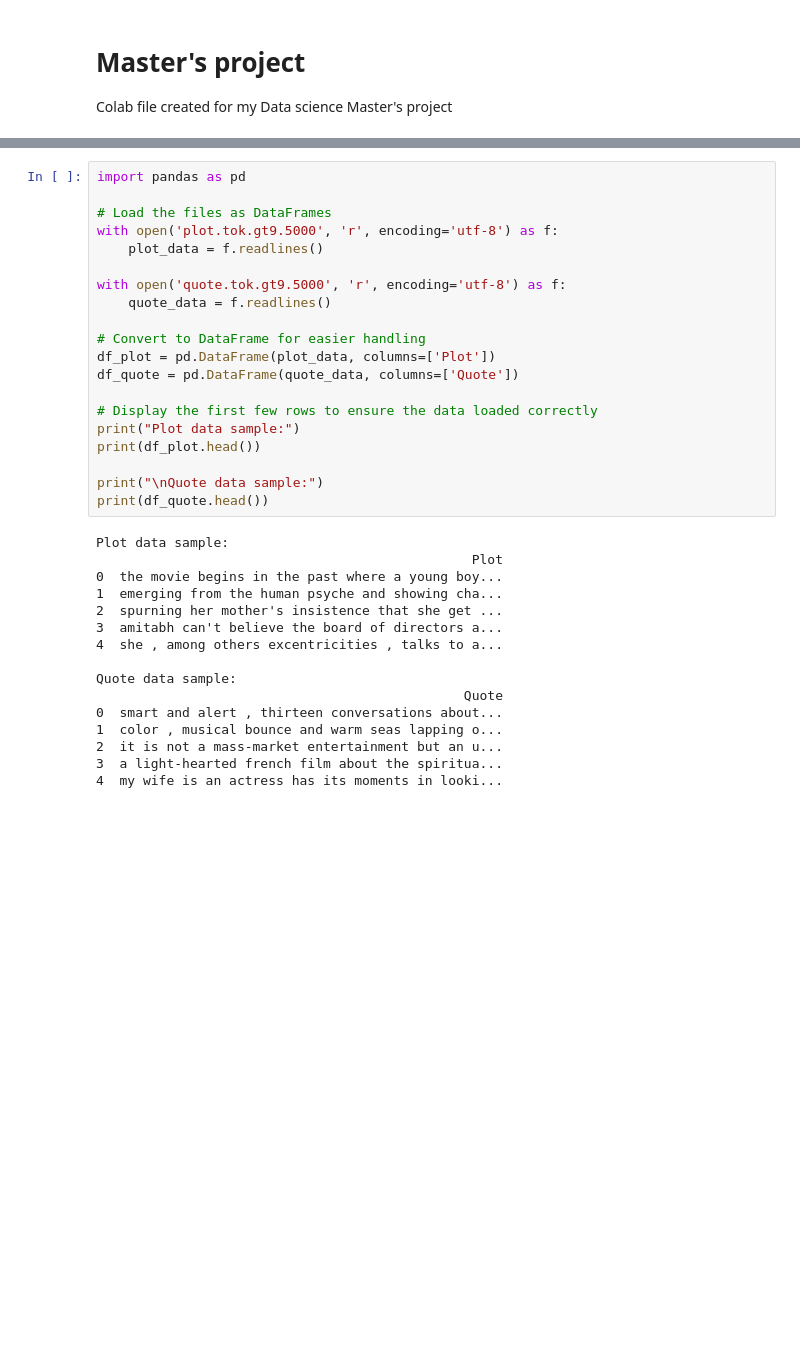
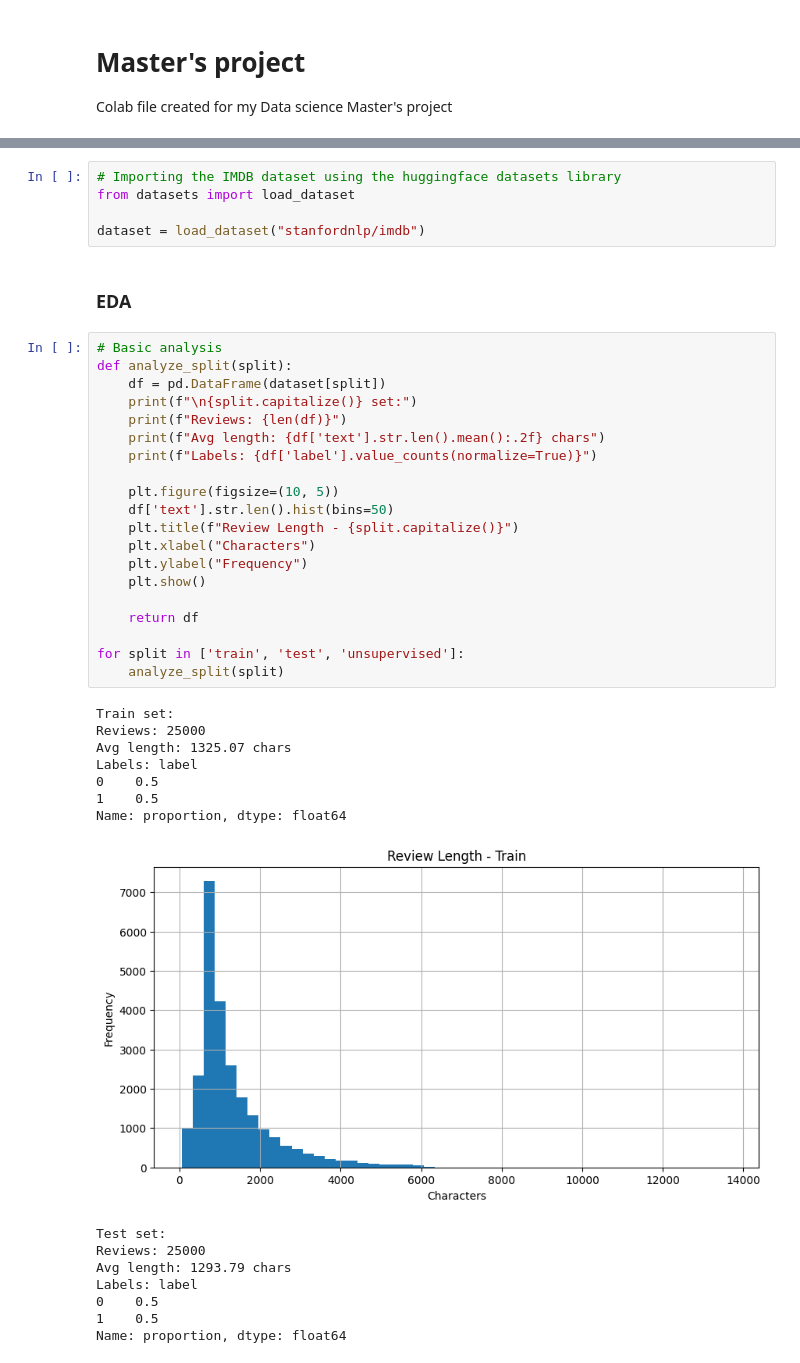
Before and after one commit to gobucbabu/Master-s-project, a Jupyter notebook: mastersproject_22019388.ipynb, the cells around one changed output, grey strips where cells are left out. Saved outputs shown, nothing was run; the diff lists cells and outputs as text; blank space fills up the shorter version.

```diff
--- a/mastersproject_22019388.ipynb
+++ b/mastersproject_22019388.ipynb
@@ -55,36 +46,43 @@ plot.tok.gt9.5000  quote.tok.gt9.5000  sample_data
-# %%
-import pandas as pd
-
-# Load the files as DataFrames
-with open('plot.tok.gt9.5000', 'r', encoding='utf-8') as f:
-    plot_data = f.readlines()
-
-with open('quote.tok.gt9.5000', 'r', encoding='utf-8') as f:
-    quote_data = f.readlines()
-
-# Convert to DataFrame for easier handling
-df_plot = pd.DataFrame(plot_data, columns=['Plot'])
-df_quote = pd.DataFrame(quote_data, columns=['Quote'])
-
-# Display the first few rows to ensure the data loaded correctly
-print("Plot data sample:")
-print(df_plot.head())
-
-print("\nQuote data sample:")
-print(df_quote.head())
-# %% [output]
-Plot data sample:
-                                                Plot
-0  the movie begins in the past where a young boy...
-1  emerging from the human psyche and showing cha...
-2  spurning her mother's insistence that she get ...
-3  amitabh can't believe the board of directors a...
-4  she , among others excentricities , talks to a...
-
-Quote data sample:
-                                               Quote
-0  smart and alert , thirteen conversations about...
-1  color , musical bounce and warm seas lapping o...
-2  it is not a mass-market entertainment but an u...
-3  a light-hearted french film about the spiritua...
-4  my wife is an actress has its moments in looki...
+# %%
+# Importing the IMDB dataset using the huggingface datasets library
+from datasets import load_dataset
+
+dataset = load_dataset("stanfordnlp/imdb")
+# %% [markdown]
+### EDA
+# %%
+# Basic analysis
+def analyze_split(split):
+    df = pd.DataFrame(dataset[split])
+    print(f"\n{split.capitalize()} set:")
+    print(f"Reviews: {len(df)}")
+    print(f"Avg length: {df['text'].str.len().mean():.2f} chars")
+    print(f"Labels: {df['label'].value_counts(normalize=True)}")
+
+    plt.figure(figsize=(10, 5))
+    df['text'].str.len().hist(bins=50)
+    plt.title(f"Review Length - {split.capitalize()}")
+    plt.xlabel("Characters")
+    plt.ylabel("Frequency")
+    plt.show()
+
+    return df
+
+for split in ['train', 'test', 'unsupervised']:
+    analyze_split(split)
+# %% [output]
+Train set:
+Reviews: 25000
+Avg length: 1325.07 chars
+Labels: label
+0    0.5
+1    0.5
+Name: proportion, dtype: float64
+[figure, added]
+Test set:
+Reviews: 25000
+Avg length: 1293.79 chars
+Labels: label
+0    0.5
+1    0.5
+Name: proportion, dtype: float64
```
Also changed, not shown: parts of 13 cells of this notebook.
